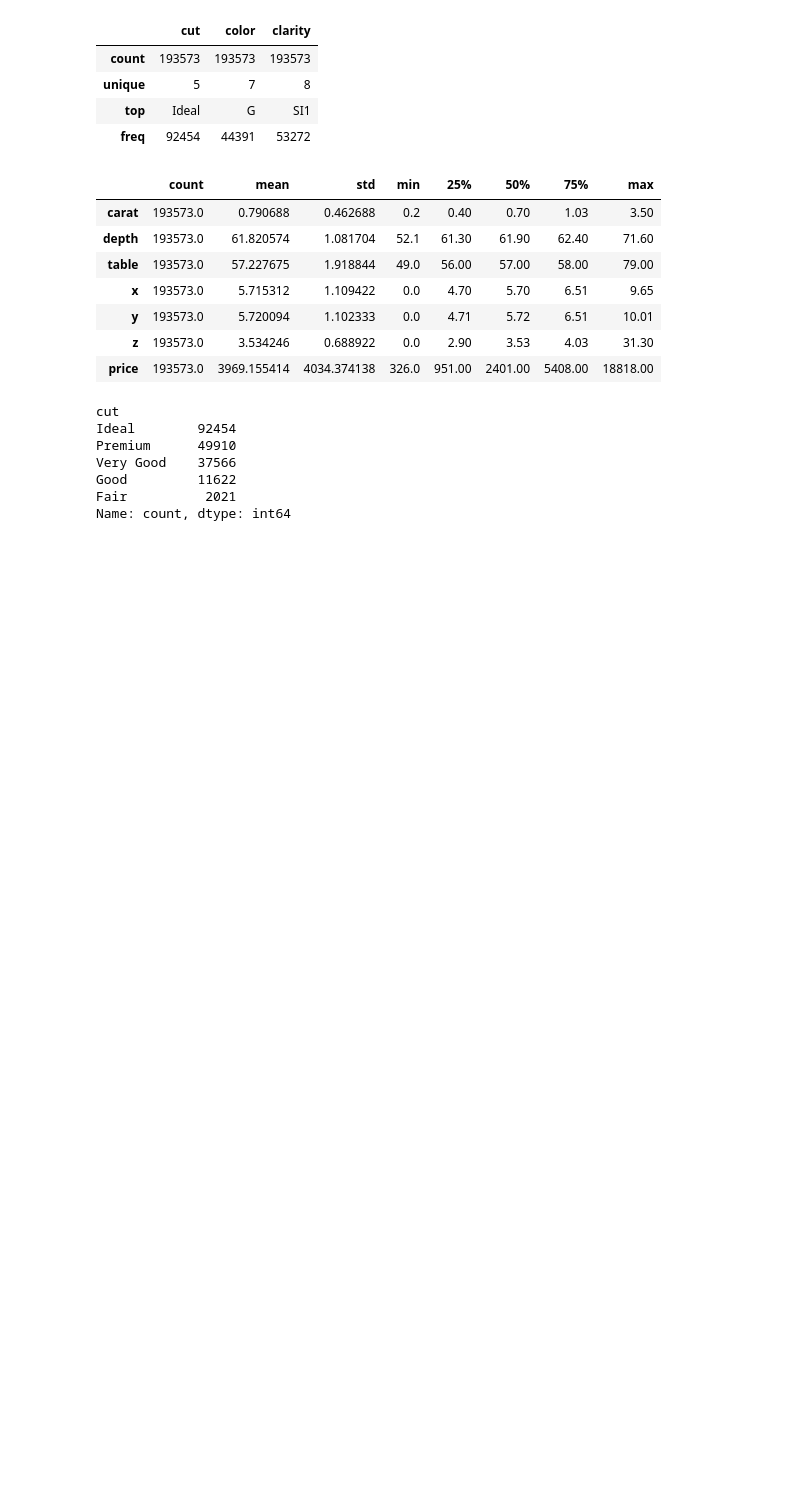
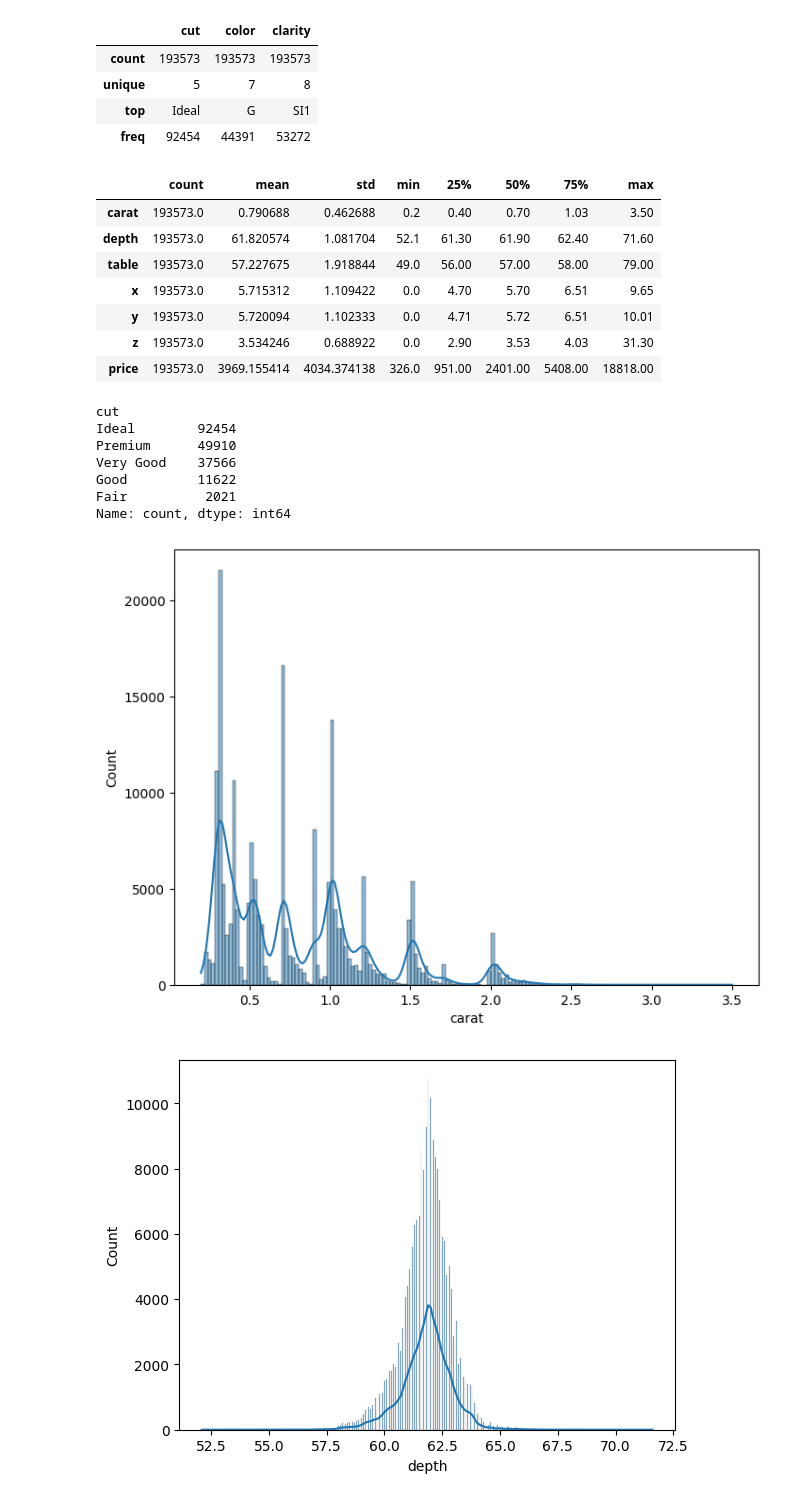
Before and after one commit to deepika768/FSDA_endtoend, a Jupyter notebook: notebooks/research.ipynb, the cells around one changed output. Drawn from its saved outputs; the diff is of its cells as text; code cells hidden in the pictures; blank space fills up the shorter version.

```diff
--- a/notebooks/research.ipynb
+++ b/notebooks/research.ipynb
@@ -154,3 +154,15 @@ Very Good    37566
 Good         11622
 Fair          2021
 Name: count, dtype: int64
+# %%
+import seaborn as sns
+import matplotlib.pyplot as plt
+plt.figure(figsize=(8,6))
+
+for col in numerical_col:
+    sns.histplot(data=data,x=col,kde=True)
+    print("\n")
+    plt.show()
+# %% [output]
+[figure, added]
+[figure, added]
```
Also changed, not shown: parts of 11 cells of this notebook, 2 other files.
